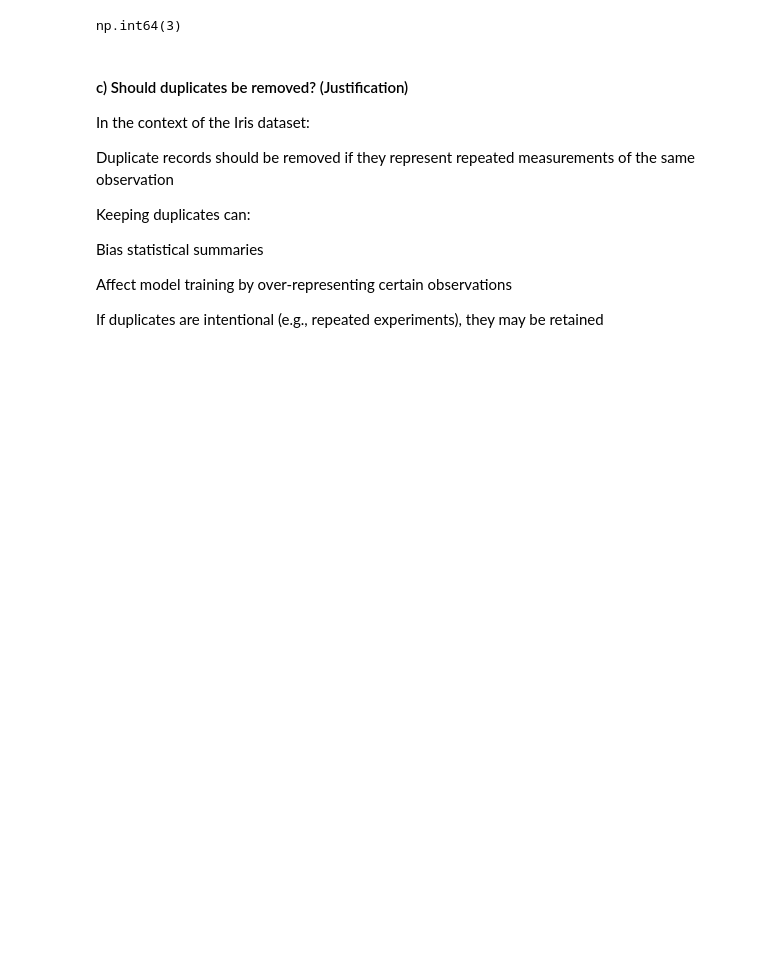
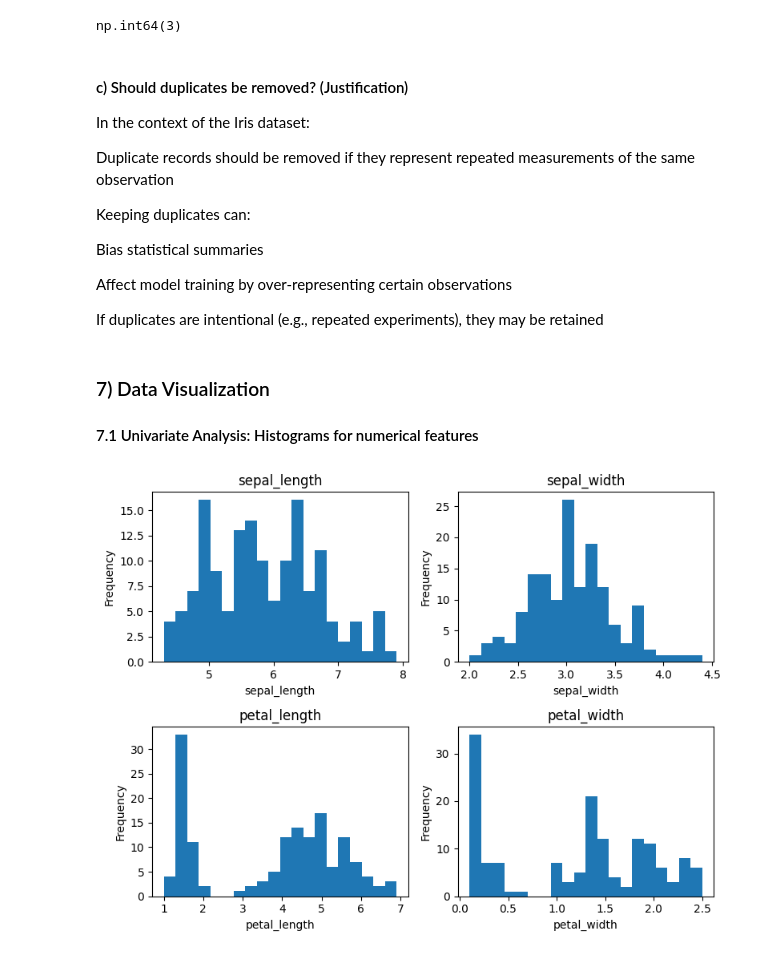
Before and after one commit to Clinton1029/Data_analysis, a Jupyter notebook: Data_analysis.ipynb, the cells around one changed output. Cells and saved outputs as stored; diff of their text form; code cells hidden in the pictures; blank space fills up the shorter version.

```diff
--- a/Data_analysis.ipynb
+++ b/Data_analysis.ipynb
@@ -292,3 +293,24 @@ Bias statistical summaries
 Affect model training by over-representing certain observations
 
 If duplicates are intentional (e.g., repeated experiments), they may be retained
+# %% [markdown]
+### 7) Data Visualization
+#### 7.1 Univariate Analysis: Histograms for numerical features
+# %%
+
+features = ["sepal_length", "sepal_width", "petal_length", "petal_width"]
+
+fig, axes = plt.subplots(2, 2, figsize=(8, 6))
+
+axes = axes.ravel()
+
+for i, feature in enumerate(features):
+    axes[i].hist(data[feature], bins=20)
+    axes[i].set_title(feature)
+    axes[i].set_xlabel(feature)
+    axes[i].set_ylabel("Frequency")
+
+plt.tight_layout()
+plt.show()
+# %% [output]
+[figure, added]
```
Also changed, not shown: parts of 1 cell of this notebook.
